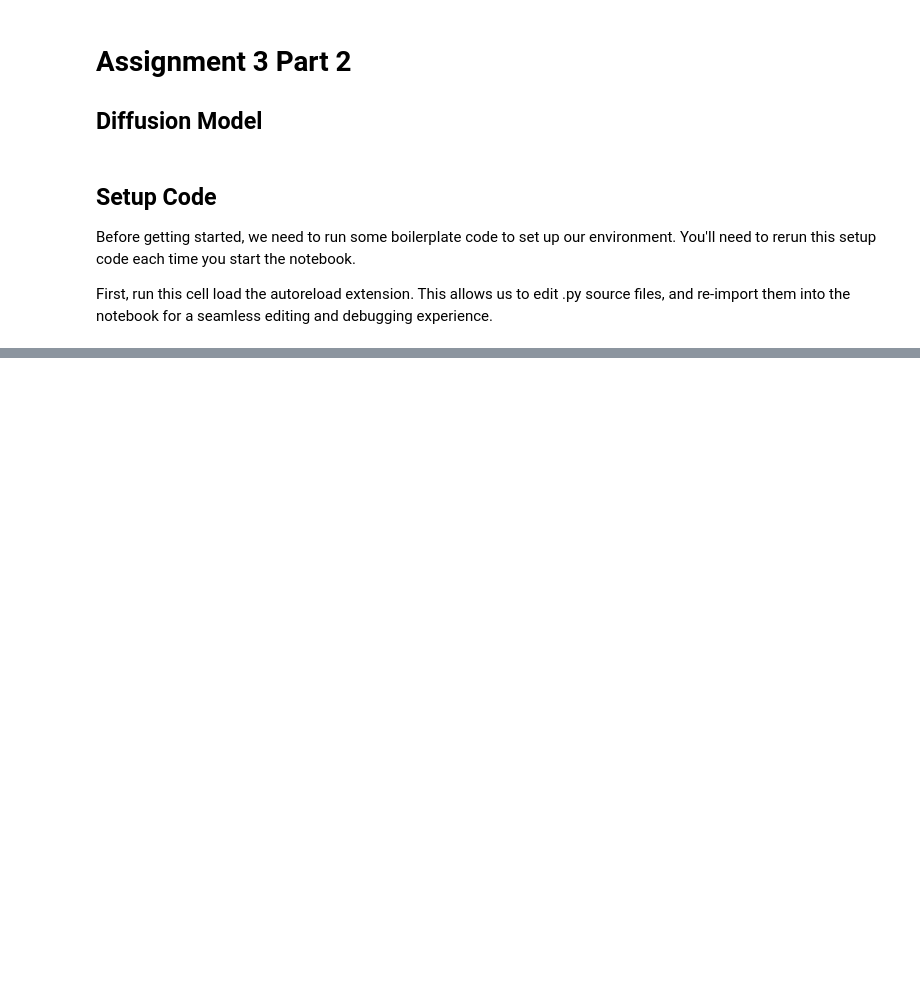
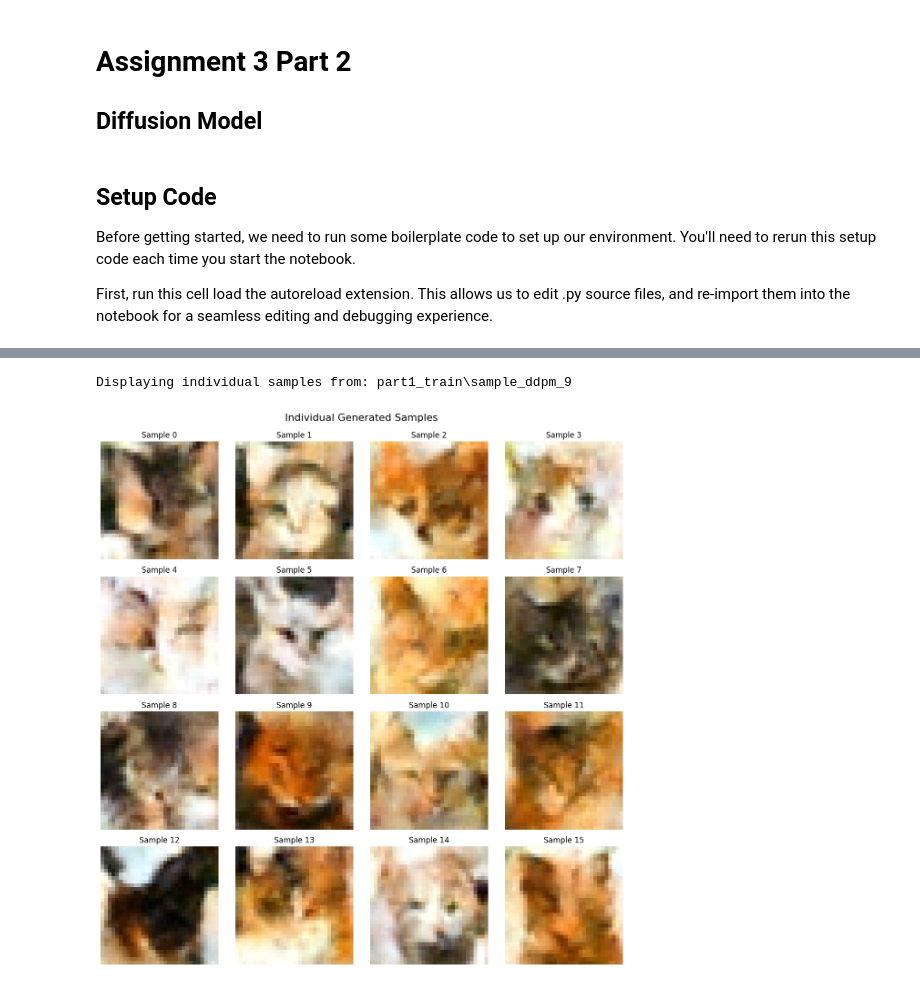
Before and after one commit to dhairyamishra/Variational-Autoencoder-and-Diffusion-Models-on-Animal-Faces-HQ-dataset__CVA_3, a Jupyter notebook: A3_PartB/A3_PartB/run_diffusion.ipynb, the cells around one changed output, grey strips where cells are left out. Drawn from its saved outputs; the diff is of its cells as text; code cells hidden in the pictures; blank space fills up the shorter version.

```diff
--- a/A3_PartB/A3_PartB/run_diffusion.ipynb
+++ b/A3_PartB/A3_PartB/run_diffusion.ipynb
@@ -392 +200,60 @@ if sample_folders:
+# %%
+# Display generated samples from the test run
+import matplotlib.pyplot as plt
+from PIL import Image
+import os
+from pathlib import Path
+
+# Find the results folder
+results_folder = Path('./part1_train')
+
+# Look for sample images
+sample_files = []
+
+# Check for grid samples (sample-*.png)
+grid_samples = list(results_folder.glob('sample-*.png'))
+
+# Check for individual samples in sample_ddpm folders
+sample_ddpm_folders = list(results_folder.glob('sample_ddpm_*'))
+
+if grid_samples:
+    # Display the latest grid sample
+    latest_grid = max(grid_samples, key=lambda x: x.stat().st_mtime)
+    print(f"Displaying grid sample: {latest_grid}")
+
+    img = Image.open(latest_grid)
+    plt.figure(figsize=(12, 12))
+    plt.imshow(img)
+    plt.axis('off')
+    plt.title('Generated Samples Grid')
+    plt.tight_layout()
+    plt.show()
+
+if sample_ddpm_folders:
+    # Display individual samples from the latest folder
+    latest_folder = max(sample_ddpm_folders, key=lambda x: x.stat().st_mtime)
+    individual_samples = list(latest_folder.glob('*.png'))[:16]  # Show first 16
+
+    if individual_samples:
+        print(f"\nDisplaying individual samples from: {latest_folder}")
+
+        fig, axes = plt.subplots(4, 4, figsize=(12, 12))
+        axes = axes.flatten()
+
+        for idx, sample_path in enumerate(individual_samples):
+            img = Image.open(sample_path)
+            axes[idx].imshow(img)
+            axes[idx].axis('off')
+            axes[idx].set_title(f'Sample {idx}')
+
+        plt.tight_layout()
+        plt.suptitle('Individual Generated Samples', y=1.02, fontsize=16)
+        plt.show()
+
+if not grid_samples and not sample_ddpm_folders:
+    print("No sample images found in ./quicktest1")
+    print("Available files:", list(results_folder.iterdir()))
+# %% [output]
+Displaying individual samples from: part1_train\sample_ddpm_9
+[figure, added]
 # %%
```
Also changed, not shown: parts of 25 cells of this notebook, 14 other files.
